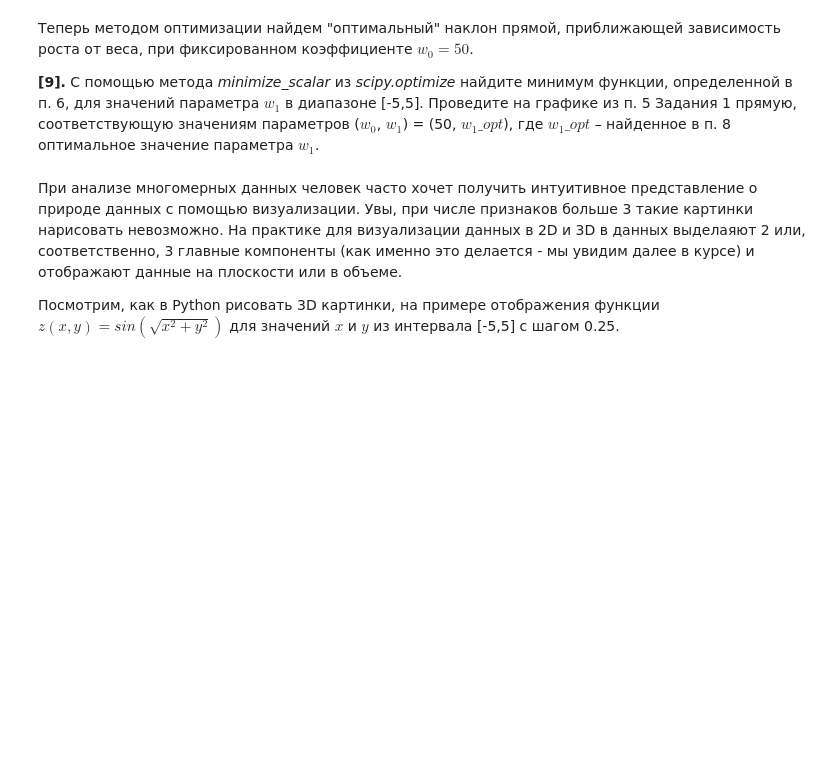
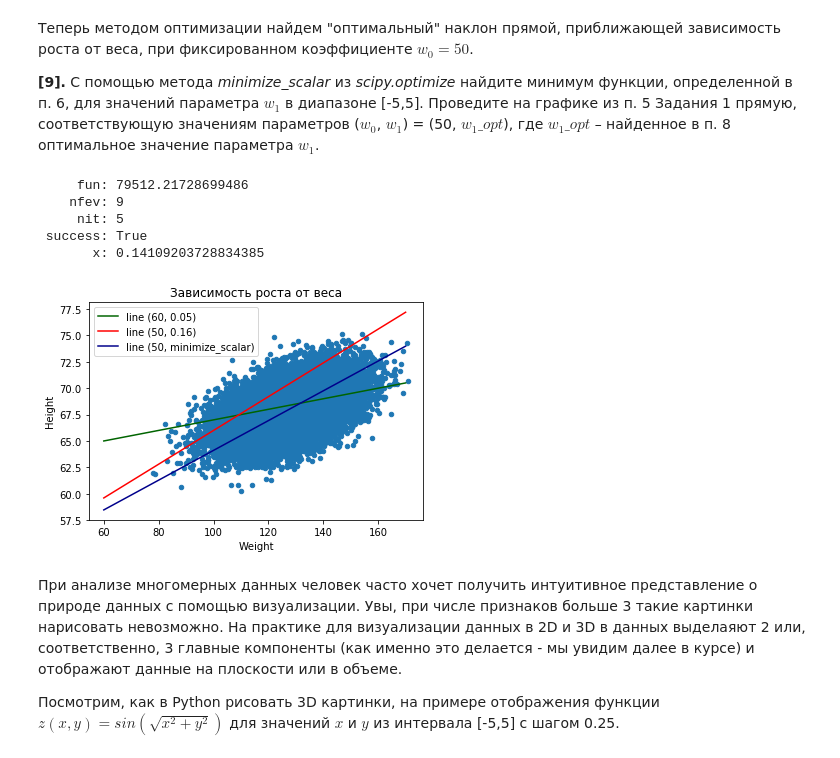
Before and after one commit to sergeymong/Python, a Jupyter notebook: Python for Data Analysis/Course 2/peer_review_linreg_height_weight.ipynb, the cells around one changed output. Saved outputs shown, nothing was run; the diff lists cells and outputs as text; code cells hidden in the pictures; blank space fills up the shorter version.

```diff
--- a/Python for Data Analysis/Course 2/peer_review_linreg_height_weight.ipynb
+++ b/Python for Data Analysis/Course 2/peer_review_linreg_height_weight.ipynb
@@ -169,3 +181,28 @@ def quadratic_error_vec_v2(w0, w1, data):
+# %%
+from scipy.optimize import minimize_scalar
+
+minim = minimize_scalar(lambda w1: quadratic_error_vec_v2(w0, w1, data), bounds=(-5, 5))
+minim
+# %% [output]
+     fun: 79512.21728699486
+    nfev: 9
+     nit: 5
+ success: True
+       x: 0.14109203728834385
+# %%
+x = np.arange(00.0, 40.0, 0.55)
+
+def y3(x):
+    return 50 + minim.x * x
+
+x = np.linspace(60, 170)
+data.plot(kind = 'scatter', x='Weight', y='Height', title='Зависимость роста от веса')
+plt.plot(x, y1(x),color='darkgreen')
+plt.plot(x, y2(x),color='red')
+plt.plot(x, y3(x),color='darkblue')
+plt.legend(('line (60, 0.05)', 'line (50, 0.16)', 'line (50, minimize_scalar)'));
+# %% [output]
+[figure, added]
 # %% [markdown]
 При анализе многомерных данных человек часто хочет получить интуитивное представление о природе данных с помощью визуализации. Увы, при числе признаков больше 3 такие картинки нарисовать невозможно. На практике для визуализации данных в 2D и 3D в данных выделаяют 2 или, соответственно, 3 главные компоненты (как именно это делается - мы увидим далее в курсе) и отображают данные на плоскости или в объеме.
 
```
Also changed, not shown: parts of 16 cells of this notebook, 11 other files.
